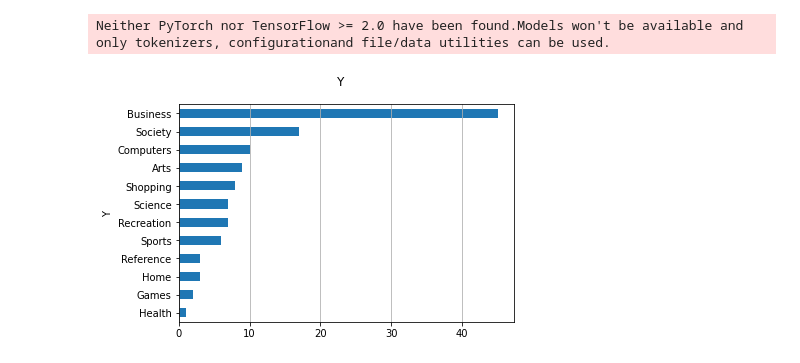
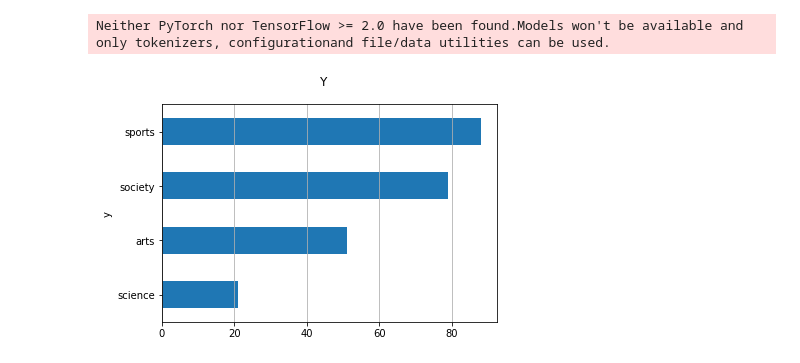
Before and after one commit to jeremykid/692_project_webtable, a Jupyter notebook: ws-9-wrod2vec.ipynb, the cells around one changed output. Saved outputs shown, nothing was run; the diff lists cells and outputs as text; code cells hidden in the pictures.

```diff
--- a/ws-9-wrod2vec.ipynb
+++ b/ws-9-wrod2vec.ipynb
@@ -44,12 +44,15 @@ for list_item in annotation_data:
     data['X'].append(' '.join(flat_list) + ' '.join(columns))
 # %%
 dtf = pd.DataFrame.from_dict(data)
+# %%
+with open('./source/wiki_df.pickle', 'rb') as handle:
+    dtf = pickle.load(handle)
 # %%
 fig, ax = plt.subplots()
 fig.suptitle("Y", fontsize=12)
-dtf["Y"].reset_index().groupby("Y").count().sort_values(by=
+dtf["y"].reset_index().groupby("y").count().sort_values(by=
        "index").plot(kind="barh", legend=False,
         ax=ax).grid(axis='x')
 plt.show()
 # %% [output]
-[figure, old version]
+[figure, new version]
```
Also changed, not shown: parts of 13 cells of this notebook, 3 other files.
